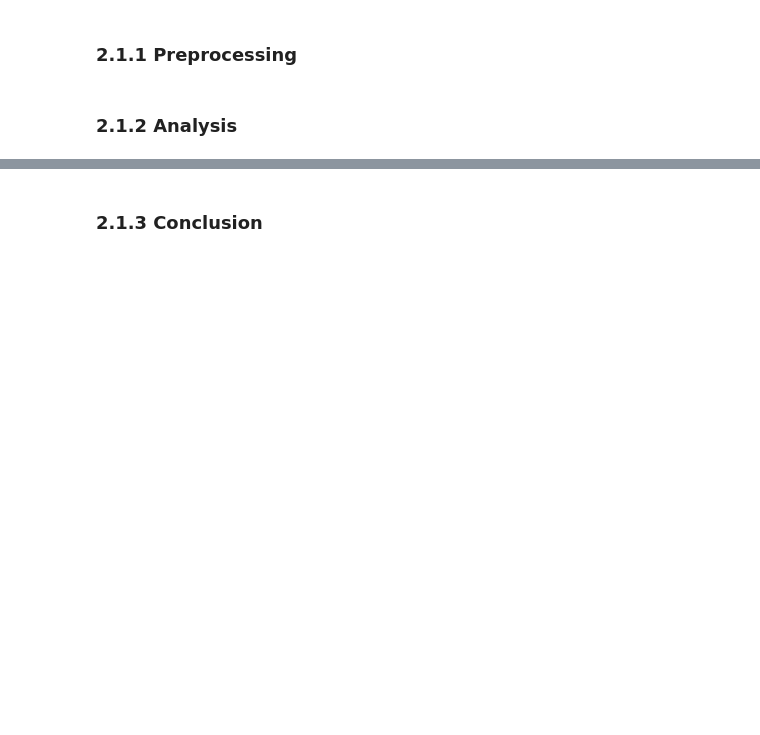
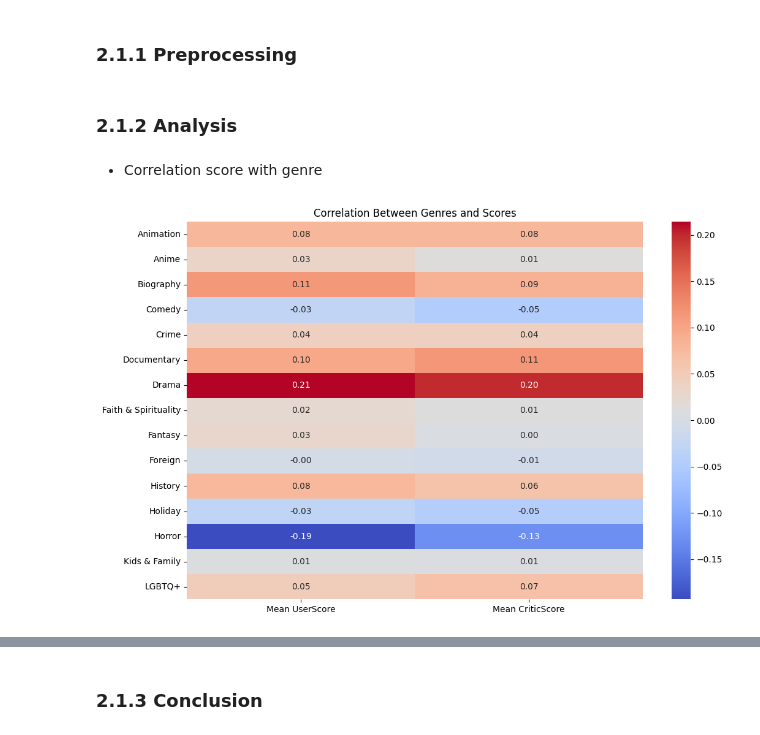
Before and after one commit to truongthuankiet1990gmailcom/Intro2DS---HCMUS---2024, a Jupyter notebook: Questions/Questions.ipynb, the cells around one changed output, grey strips where cells are left out. Drawn from its saved outputs; the diff is of its cells as text; code cells hidden in the pictures; blank space fills up the shorter version.

```diff
--- a/Questions/Questions.ipynb
+++ b/Questions/Questions.ipynb
@@ -72,2 +104,26 @@ What are the primary factors influencing critic and user scores?
 # %% [markdown]
 <h3 id = "analysis1">2.1.2 Analysis </h3>
+# %% [markdown]
+- Correlation score with genre
+# %%
+# Ensure genre_columns and scores_columns exist and are numeric
+genre_columns = data_q1.columns[5:20]  # Replace with actual genre column range
+scores_columns = ['Mean UserScore', 'Mean CriticScore']
+
+# Check data types of selected columns
+numeric_columns = genre_columns.tolist() + scores_columns
+data_numeric = data_q1[numeric_columns].select_dtypes(include='number')
+
+# Calculate correlations
+genre_scores_correlation = data_numeric.corr()
+
+# Extract only genre vs. score correlations
+genre_scores_correlation = genre_scores_correlation.loc[genre_columns, scores_columns]
+
+# Plot heatmap
+plt.figure(figsize=(12, 8))
+sns.heatmap(genre_scores_correlation, annot=True, cmap='coolwarm', fmt=".2f")
+plt.title("Correlation Between Genres and Scores")
+plt.show()
+# %% [output]
+[figure, added]
```
Also changed, not shown: parts of 20 cells of this notebook.
